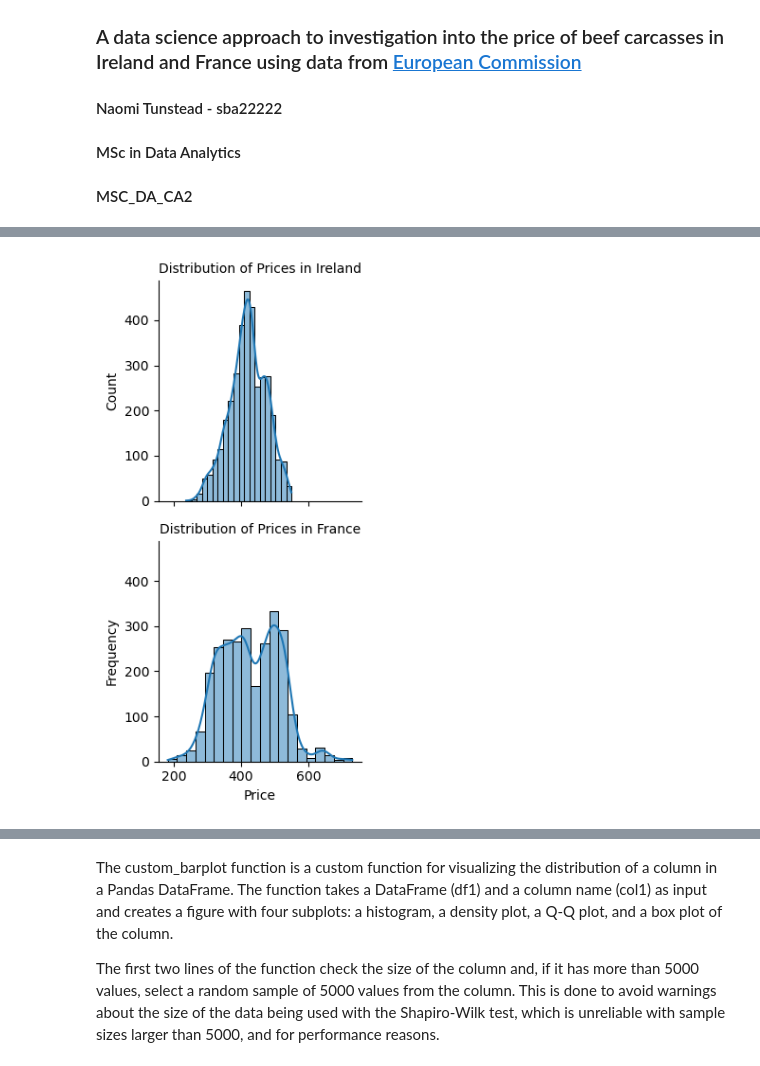
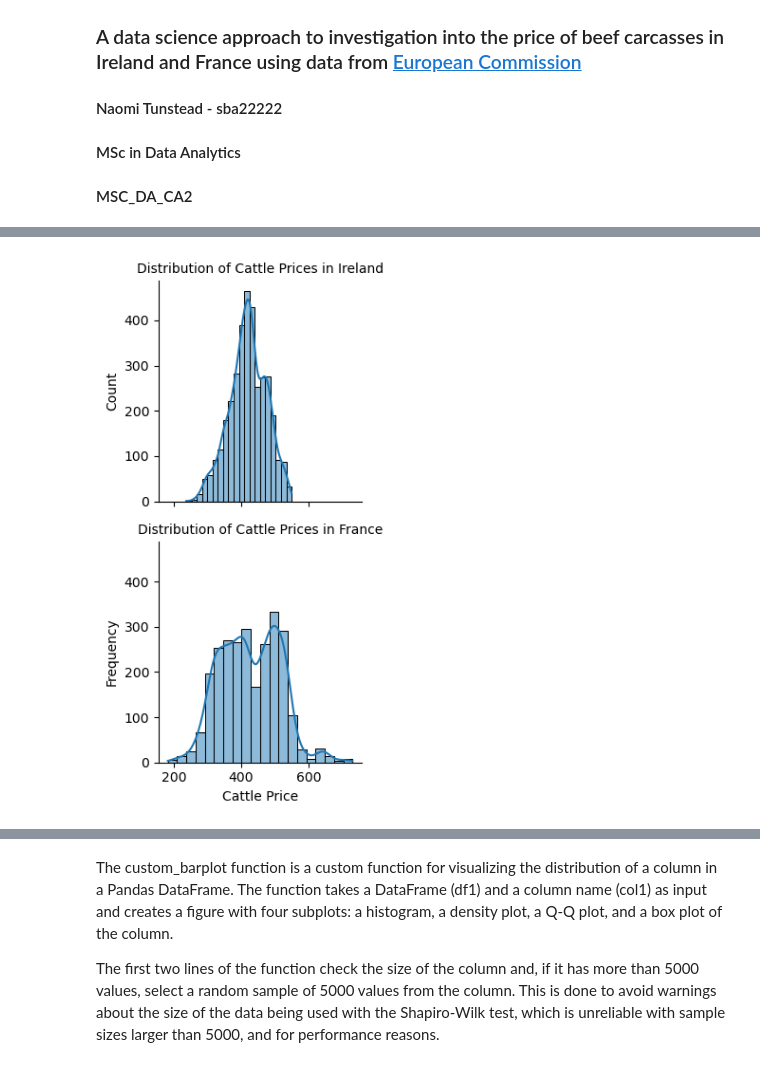
Before and after one commit to sba22222/CA2, a Jupyter notebook: CA2_TAKE2.ipynb, the cells around one changed output, grey strips where cells are left out. Saved outputs shown, nothing was run; the diff lists cells and outputs as text; code cells hidden in the pictures.

```diff
--- a/CA2_TAKE2.ipynb
+++ b/CA2_TAKE2.ipynb
@@ -163,5 +242,7 @@ df_cereal
 # %%
 # Perform a left join on the two DataFrames
-df_joined = df.merge(df_cereal, on=['Reference period', 'Member State'], how='left')
-df_joined
+df = df_cattle.merge(df_feed, on=['Reference period', 'Member State'], how='left')
+
+# Check result
+print(df)
 # %% [output]
@@ -199,2 +263,5 @@ df_joined
+# %%
+# Rename columns 'Price' and 'Price (€/Tonne)' to 'Cattle Price' and 'Feed Price (€/Tonne)' so there is no confusion
+df = df.rename(columns={'Price': 'Cattle Price', 'Price (€/Tonne)': 'Feed Price (€/Tonne)'})
 # %%
 # Count the number of null values in each column
@@ -340,0 +276,3 @@ df.describe()
+# %%
+# Swap 'Price' column to be target variable
+df = df[['Reference period', 'Member State', 'Feed Price (€/Tonne)', 'Category', 'Cattle Price']]
@@ -340,0 +290,6 @@ df.describe()
+# %%
+# Forward fill the missing values in the "Price (€/Tonne)" column
+df["Feed Price (€/Tonne)"].bfill(inplace=True)
+
+# Check result
+print(df)
@@ -356,16 +345,16 @@ plt.ylabel('Frequency');
 # %%
-import seaborn as sns
-
 # Create a facet grid with the 'Country' column as the rows
 g = sns.FacetGrid(df, row="Member State")
 
 # Create a histogram plot on the grid with the 'Price' column as the x-axis
-g.map(sns.histplot, "Price", bins=20, kde=True)
+g.map(sns.histplot, "Cattle Price", bins=20, kde=True)
 
 # Set the plot titles and labels
-g.set_titles("Distribution of Prices in {row_name}")
-plt.xlabel('Price')
+g.set_titles("Distribution of Cattle Prices in {row_name}")
+plt.xlabel('Cattle Price')
 plt.ylabel('Frequency');
+
+# Save the image else where to be used in report
 #plt.savefig('./Images/Img_1_BusDataframe_histogram.svg')
 # %% [output]
-[figure, old version]
+[figure, new version]
```
Also changed, not shown: parts of 69 cells of this notebook.
